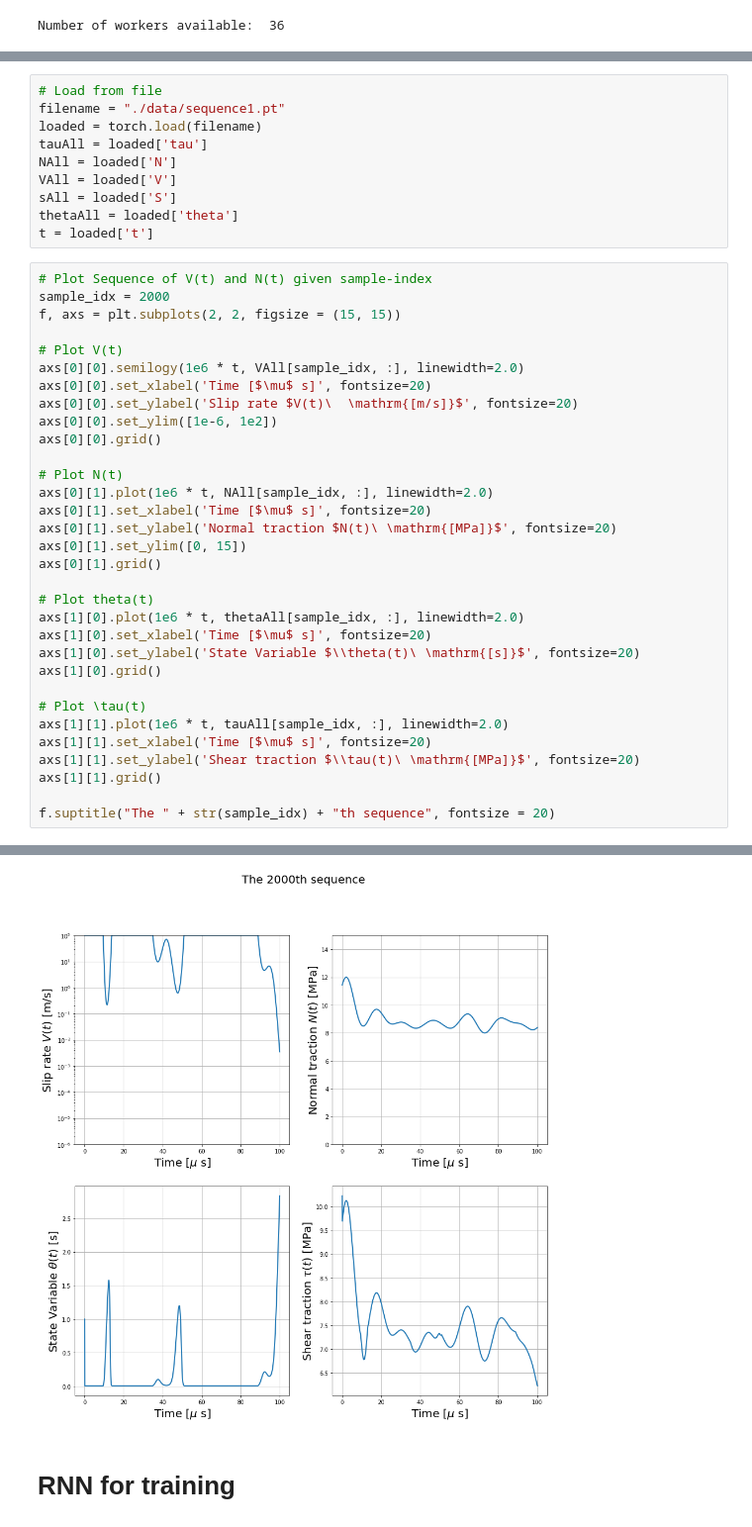
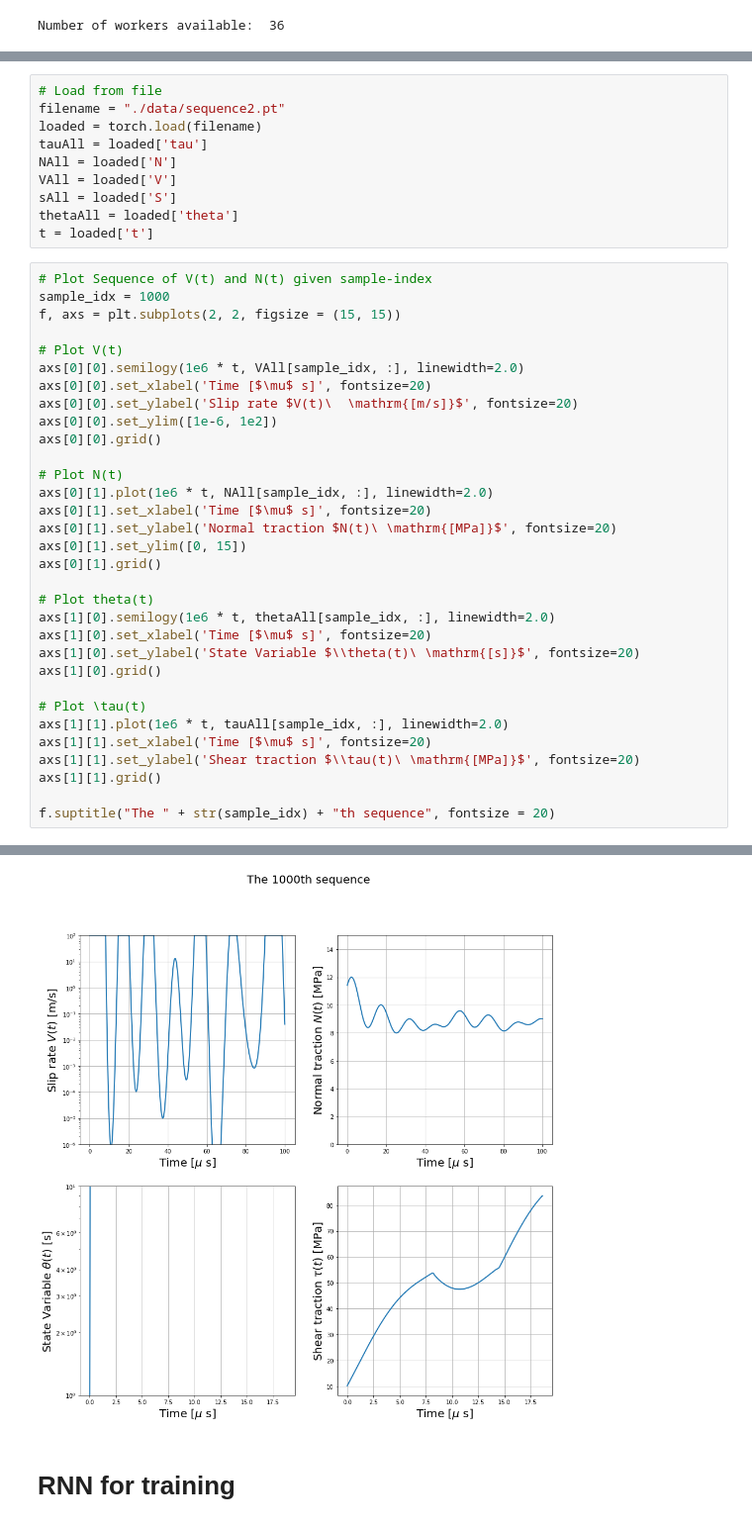
Before and after one commit to Shengduo/RateStateFrictionTraining, a Jupyter notebook: Trial.ipynb, the cells around one changed output, grey strips where cells are left out. Shown: that part at 99% size. Cells and saved outputs as stored; diff of their text form.

```diff
--- a/Trial.ipynb
+++ b/Trial.ipynb
@@ -307,6 +327,6 @@ Time consumed (single core):  36.36797332763672  s
 # %%
 # Load from file
-filename = "./data/sequence1.pt"
+filename = "./data/sequence2.pt"
 loaded = torch.load(filename)
 tauAll = loaded['tau']
 NAll = loaded['N']
@@ -316,7 +336,7 @@ thetaAll = loaded['theta']
 t = loaded['t']
 # %%
 # Plot Sequence of V(t) and N(t) given sample-index
-sample_idx = 2000
+sample_idx = 1000
 f, axs = plt.subplots(2, 2, figsize = (15, 15))
 
 # Plot V(t)
@@ -334,7 +354,7 @@ axs[0][1].set_ylim([0, 15])
 axs[0][1].grid()
 
 # Plot theta(t)
-axs[1][0].plot(1e6 * t, thetaAll[sample_idx, :], linewidth=2.0)
+axs[1][0].semilogy(1e6 * t, thetaAll[sample_idx, :], linewidth=2.0)
 axs[1][0].set_xlabel('Time [$\mu$ s]', fontsize=20)
 axs[1][0].set_ylabel('State Variable $\\theta(t)\ \mathrm{[s]}$', fontsize=20)
 axs[1][0].grid()
@@ -351,4 +371,4 @@ Text(0.5, 0.98, 'The 2000th sequence')
-[figure, old version]
+[figure, new version]
 # %% [markdown]
 # RNN for training
 # %%
```
Also changed, not shown: parts of 12 cells of this notebook.
